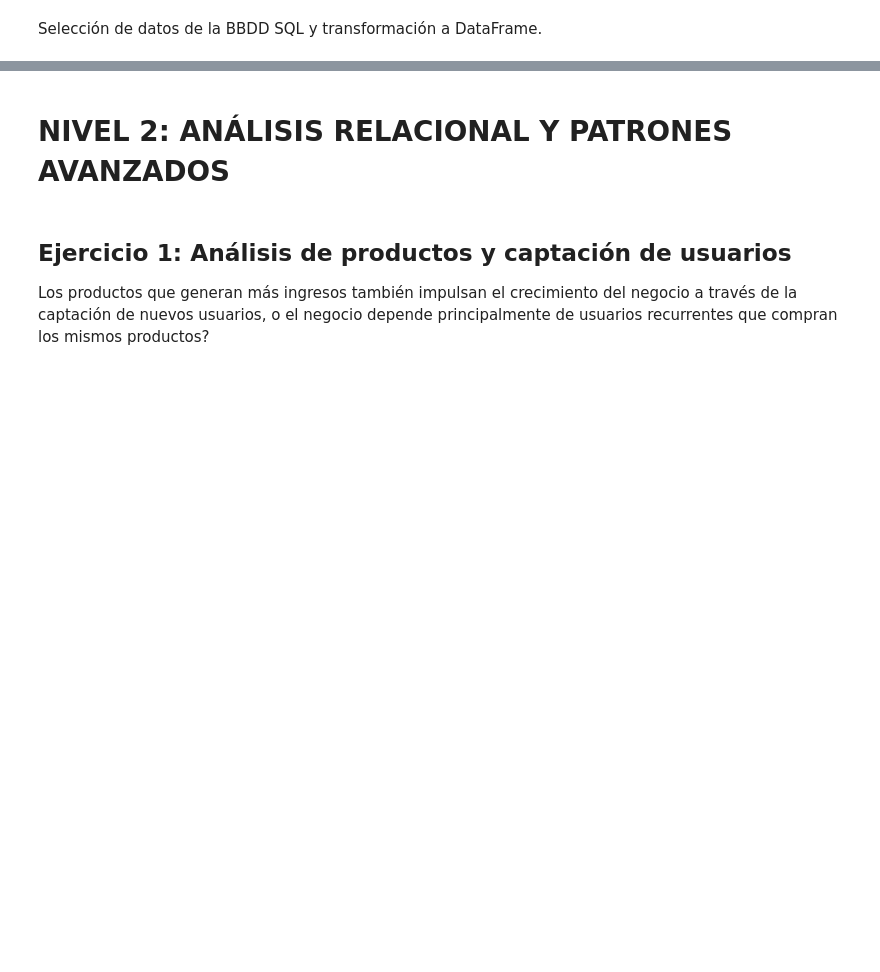
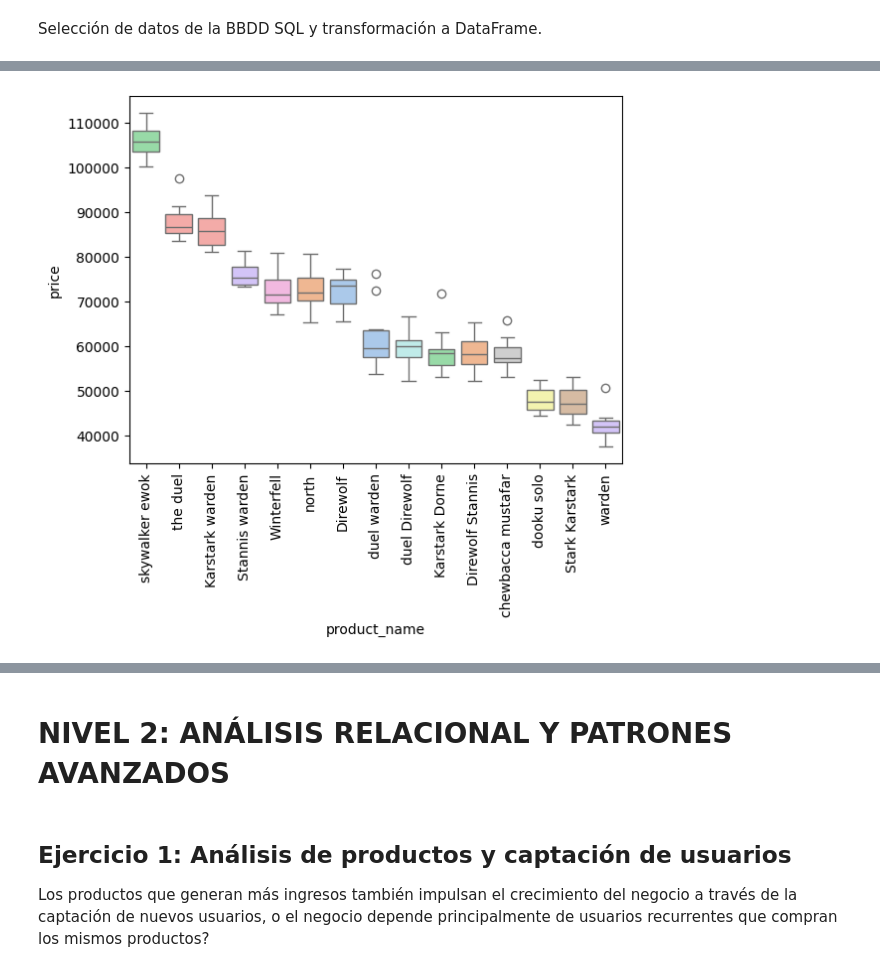
Before and after one commit to noelcarrionmatias/IT_Data, a Jupyter notebook: Especializacion/9_Sprint/ejercicios_sprint_9.ipynb, the cells around one changed output, grey strips where cells are left out. Saved outputs shown, nothing was run; the diff lists cells and outputs as text; code cells hidden in the pictures; blank space fills up the shorter version.

```diff
--- a/Especializacion/9_Sprint/ejercicios_sprint_9.ipynb
+++ b/Especializacion/9_Sprint/ejercicios_sprint_9.ipynb
@@ -267,0 +477,3 @@ transactions_df = pd.read_sql_query(transactions_query, engine)
+# %%
+products_mes = products_ingresos.groupby(['product_name', 'mes'])['price'].sum().reset_index()
+products_mes_top15 = products_mes[products_mes['product_name'].isin(product_top15['product_name'])]
@@ -267,0 +496,15 @@ transactions_df = pd.read_sql_query(transactions_query, engine)
+# %%
+sns.boxplot(
+    data=products_mes_top15,
+    x='product_name',
+    y='price',
+    order = product_top15.sort_values(by='price', ascending=False)['product_name'],
+    hue= 'product_name',
+    palette='pastel',
+    legend=False
+)
+plt.xticks(rotation=90)
+plt.show()
+plt.close()
+# %% [output]
+[figure, added]
```
Also changed, not shown: parts of 54 cells of this notebook.
